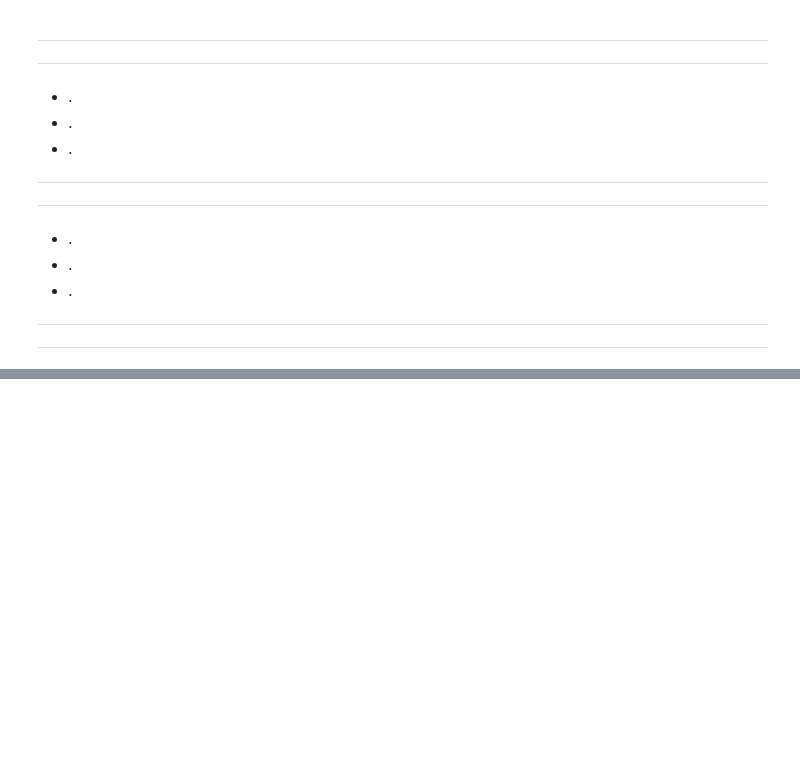
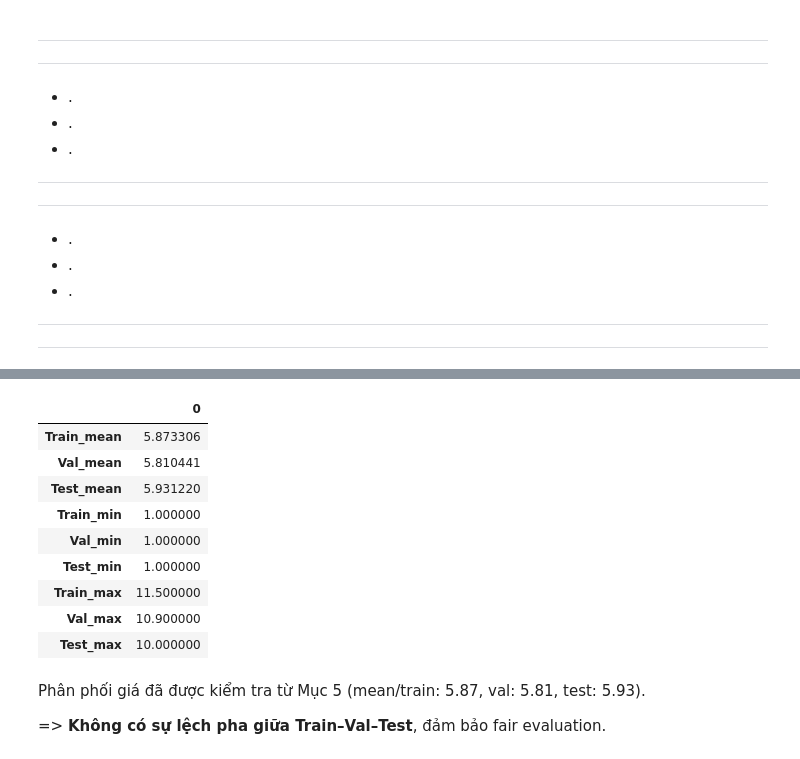
Before and after one commit to Spidermeoz/house-price-predict, a Jupyter notebook: notebooks/01_eda_preprocessing.ipynb, the cells around one changed output, grey strips where cells are left out. Cells and saved outputs as stored; diff of their text form; code cells hidden in the pictures; blank space fills up the shorter version.

```diff
--- a/notebooks/01_eda_preprocessing.ipynb
+++ b/notebooks/01_eda_preprocessing.ipynb
@@ -1387,0 +1694,28 @@ Toàn bộ bước Encoding & Scaling đã được hoàn thành chính xác:
+# %%
+summary_again = pd.DataFrame({
+    "Train_mean": [y_train.mean()],
+    "Val_mean": [y_val.mean()],
+    "Test_mean": [y_test.mean()],
+    "Train_min": [y_train.min()],
+    "Val_min": [y_val.min()],
+    "Test_min": [y_test.min()],
+    "Train_max": [y_train.max()],
+    "Val_max": [y_val.max()],
+    "Test_max": [y_test.max()],
+})
+summary_again.T
+# %% [output]
+|  | 0 |
+| Train_mean | 5.873306 |
+| Val_mean | 5.810441 |
+| Test_mean | 5.931220 |
+| Train_min | 1.000000 |
+| Val_min | 1.000000 |
+| Test_min | 1.000000 |
+| Train_max | 11.500000 |
+| Val_max | 10.900000 |
+| Test_max | 10.000000 |
+# %% [markdown]
+Phân phối giá đã được kiểm tra từ Mục 5 (mean/train: 5.87, val: 5.81, test: 5.93).
+
+=> **Không có sự lệch pha giữa Train–Val–Test**, đảm bảo fair evaluation.
```
Also changed, not shown: parts of 31 cells of this notebook, 10 other files.
